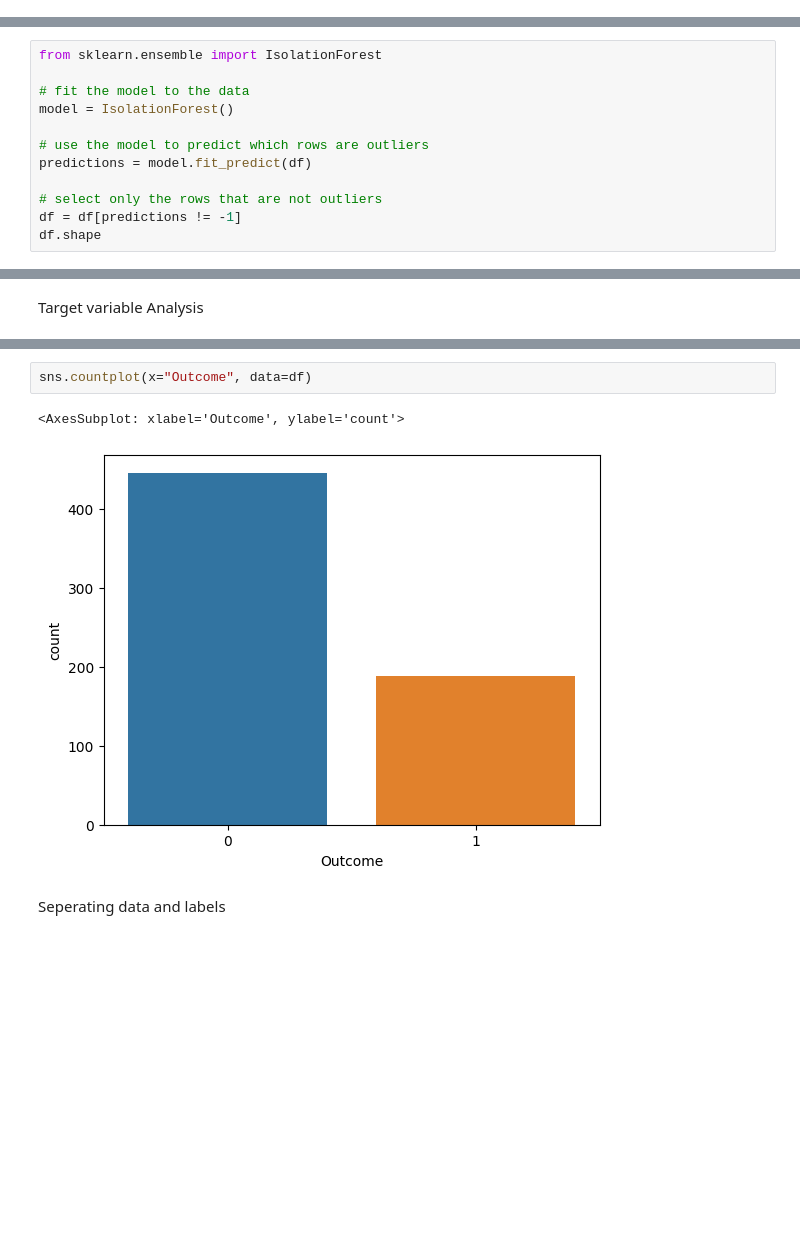
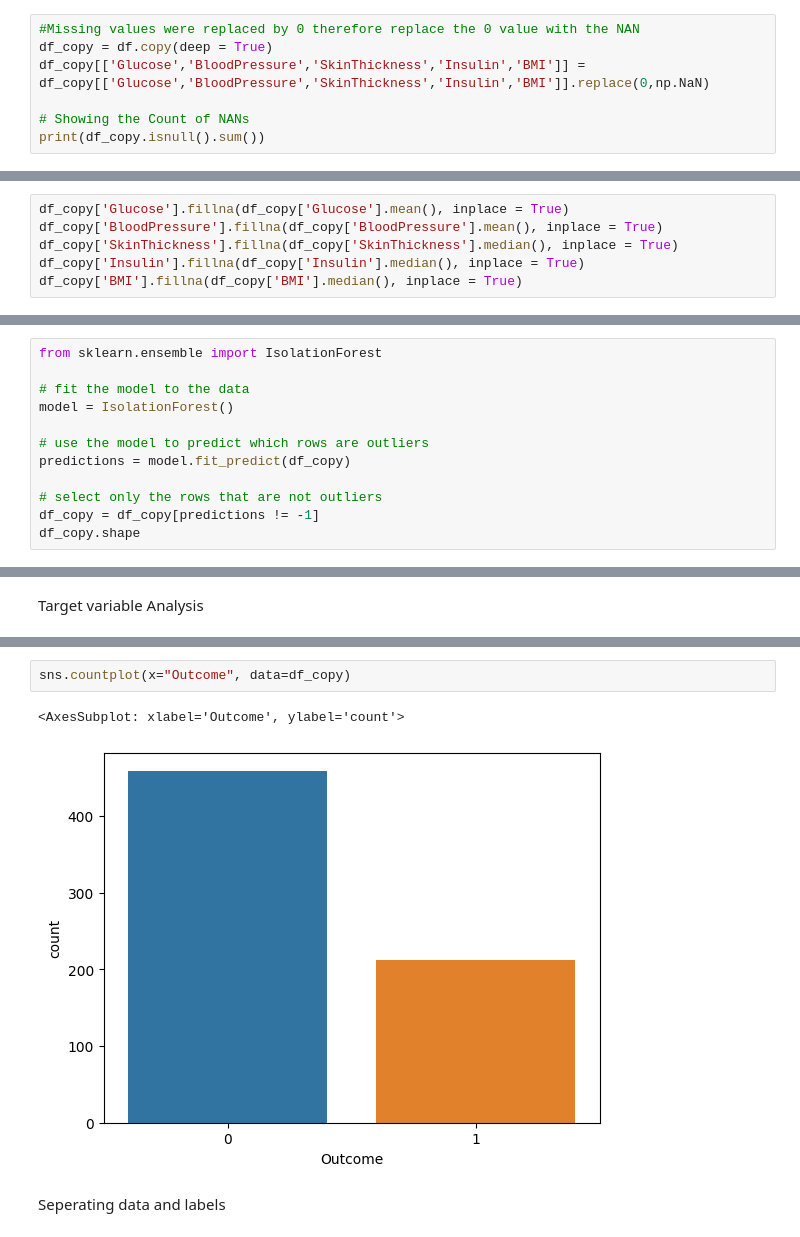
Before and after one commit to it21053528/Machine-learning, a Jupyter notebook: Diabetes/diabetes.ipynb, the cells around one changed output, grey strips where cells are left out. Cells and saved outputs as stored; diff of their text form; blank space fills up the shorter version.

```diff
--- a/Diabetes/diabetes.ipynb
+++ b/Diabetes/diabetes.ipynb
@@ -75,0 +79,7 @@ Index(['Pregnancies', 'Glucose', 'BloodPressure', 'SkinThickness', 'Insulin',
+# %%
+#Missing values were replaced by 0 therefore replace the 0 value with the NAN
+df_copy = df.copy(deep = True)
+df_copy[['Glucose','BloodPressure','SkinThickness','Insulin','BMI']] = df_copy[['Glucose','BloodPressure','SkinThickness','Insulin','BMI']].replace(0,np.NaN)
+
+# Showing the Count of NANs
+print(df_copy.isnull().sum())
@@ -96,0 +119,6 @@ for label in df.columns[:-1]:
+# %%
+df_copy['Glucose'].fillna(df_copy['Glucose'].mean(), inplace = True)
+df_copy['BloodPressure'].fillna(df_copy['BloodPressure'].mean(), inplace = True)
+df_copy['SkinThickness'].fillna(df_copy['SkinThickness'].median(), inplace = True)
+df_copy['Insulin'].fillna(df_copy['Insulin'].median(), inplace = True)
+df_copy['BMI'].fillna(df_copy['BMI'].median(), inplace = True)
@@ -103,9 +158,9 @@ from sklearn.ensemble import IsolationForest
 model = IsolationForest()
 
 # use the model to predict which rows are outliers
-predictions = model.fit_predict(df)
+predictions = model.fit_predict(df_copy)
 
 # select only the rows that are not outliers
-df = df[predictions != -1]
-df.shape
+df_copy = df_copy[predictions != -1]
+df_copy.shape
 # %% [output]
@@ -121,9 +176,9 @@ df['Outcome'].value_counts()
 Name: Outcome, dtype: int64
 # %%
-sns.countplot(x="Outcome", data=df)
+sns.countplot(x="Outcome", data=df_copy)
 # %% [output]
 <AxesSubplot: xlabel='Outcome', ylabel='count'>
-[figure, old version]
+[figure, new version]
 # %% [markdown]
 Seperating data and labels
 # %%
```
Also changed, not shown: parts of 36 cells of this notebook, 1 other file.
